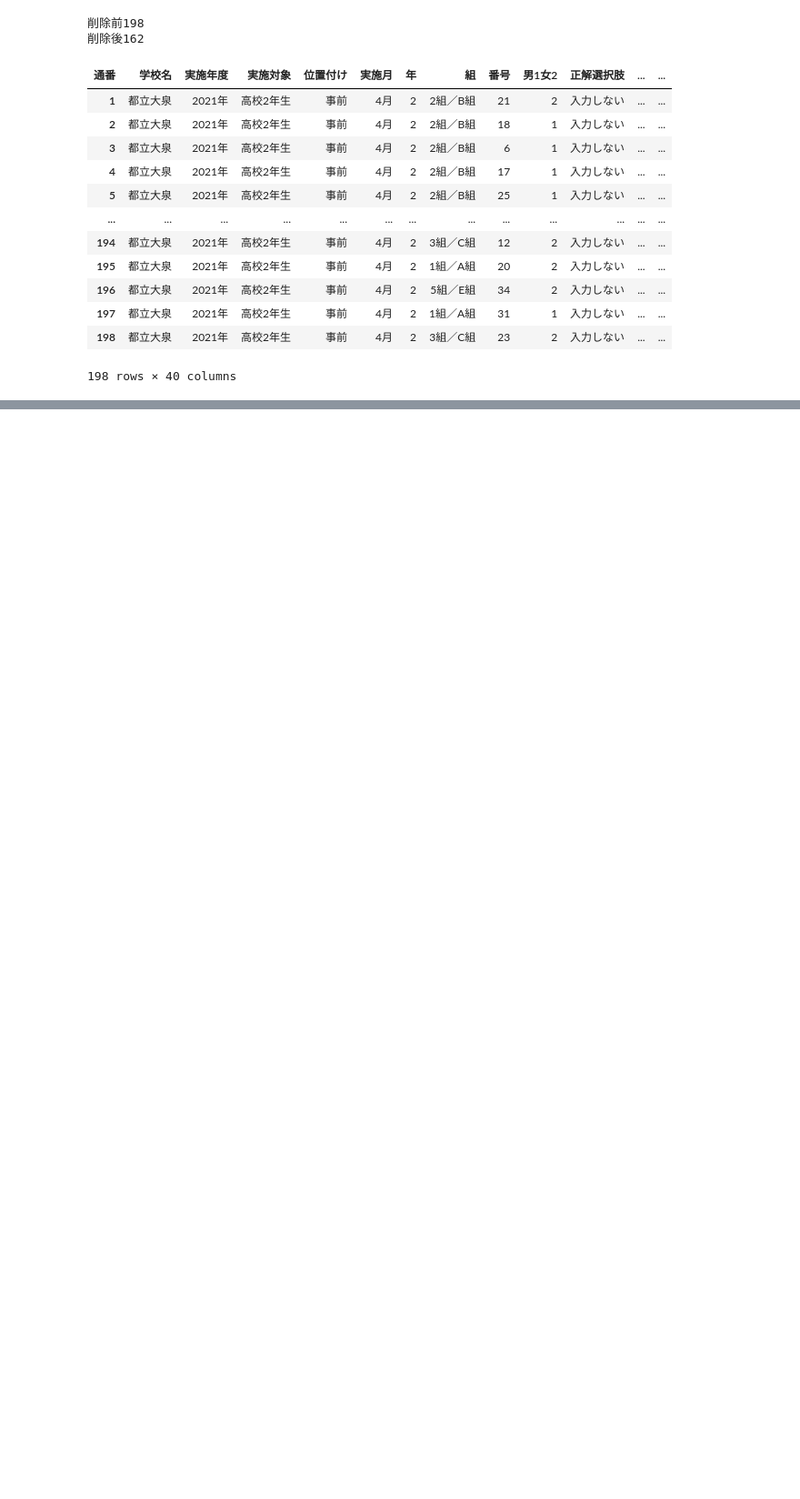
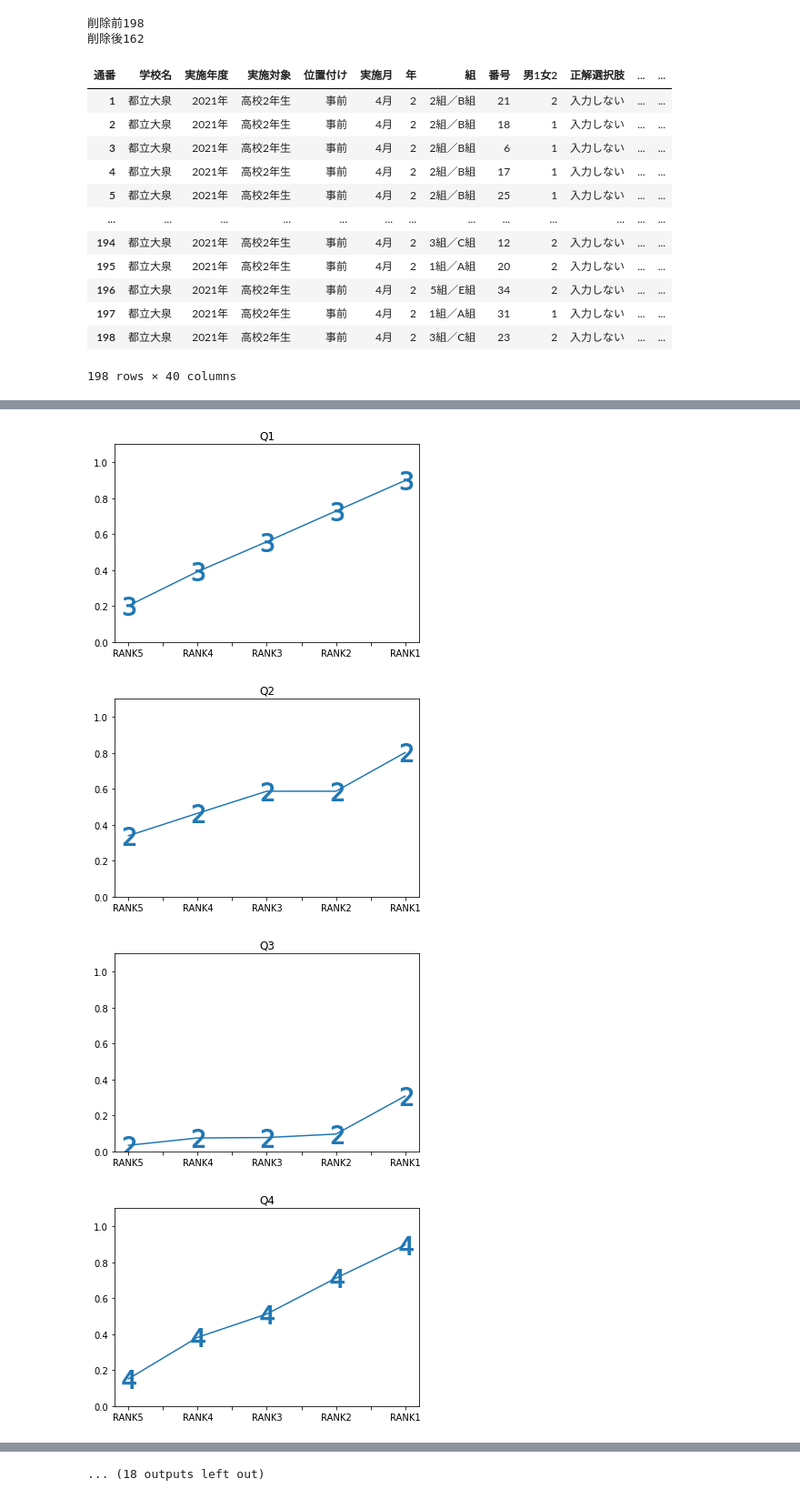
Before and after one commit to phys-ken/ItemResponseTest, a Jupyter notebook: App/tokuseizu.ipynb, the cells around one changed output, grey strips where cells are left out. Shown at 91% size. Drawn from its saved outputs; the diff is of its cells as text; code cells hidden in the pictures; blank space fills up the shorter version.

```diff
--- a/App/tokuseizu.ipynb
+++ b/App/tokuseizu.ipynb
@@ -68,6 +68,24 @@ dfTmp
 | 197 | 都立大泉 | 2021年 | 高校2年生 | 事前 | 4月 | 2 | 1組／A組 | 31 | 1 | 入力しない | ... | ... |
 | 198 | 都立大泉 | 2021年 | 高校2年生 | 事前 | 4月 | 2 | 3組／C組 | 23 | 2 | 入力しない | ... | ... |
 198 rows × 40 columns
+# %%
+#ソースコードは、https://nigimitama.hatenablog.jp/entry/2020/01/25/110921
+# 表側が順番通りの整数でないデータフレームにも対応した場合
+def slice_df(df: pd.DataFrame, size: int) -> list:
+    """pandas.DataFrameを行数sizeずつにスライスしてリストに入れて返す"""
+    previous_index = list(df.index)
+    df = df.reset_index(drop=True)
+    n = df.shape[0]
+    list_indices = [(i, i+size) for i in range(0, n, size)]
+    df_indices = [(i, i+size-1) for i in range(0, n, size)]
+    sliced_dfs = []
+    for i in range(len(df_indices)):
+        begin_i, end_i = df_indices[i][0], df_indices[i][1]
+        begin_l, end_l = list_indices[i][0], list_indices[i][1]
+        df_i = df.loc[begin_i:end_i, :]
+        df_i.index = previous_index[begin_l:end_l]
+        sliced_dfs += [df_i]
+    return sliced_dfs
 # %%
 
 #全データを結合する
@@ -130,0 +189,30 @@ dfAll.to_csv("sample.csv")
+# %%
+#合計点が高い方からソート
+dfbin_sort = dfbin[9:].sort_values("合計点" , ascending=True)
+
+#5段階に分ける
+grp = 5
+size = int( dfbin_sort.shape[0] / grp  ) +1
+data_slice = slice_df(dfbin_sort , size = size)
+
+#配列に入れる
+KT = pd.DataFrame()
+i = grp
+
+#ランクごとの正答率の配列を作成する
+for df_i in data_slice:
+    KT["RANK" + str(i)] = df_i.mean()
+    i = i - 1
+
+#問ごとに項目特性図を作成
+i = 0
+for i in range(len(ansList)):
+    KT.T[ i+1].plot(marker = "$" + str(ansList[i]) + "$" , markersize = 20)
+    plt.title("Q" + str(i +1))
+    plt.ylim(0,1.1)
+    plt.show()
+# %% [output]
+[figure, added]
+[figure, added]
+[figure, added]
+[figure, added]
@@ -130,0 +227 @@ dfAll.to_csv("sample.csv")
+... (18 outputs left out)
```
Also changed, not shown: parts of 5 cells of this notebook, 9 other files.
